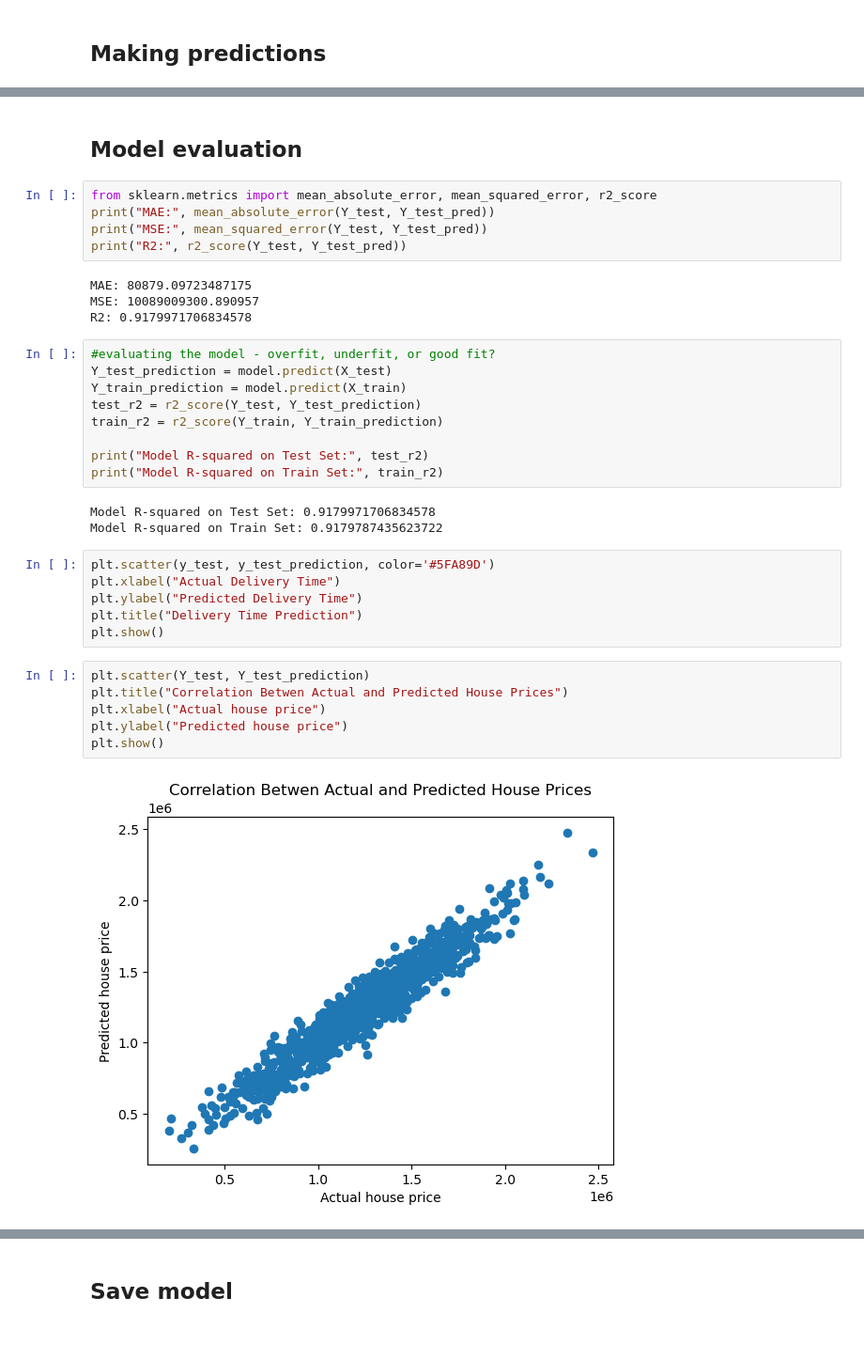
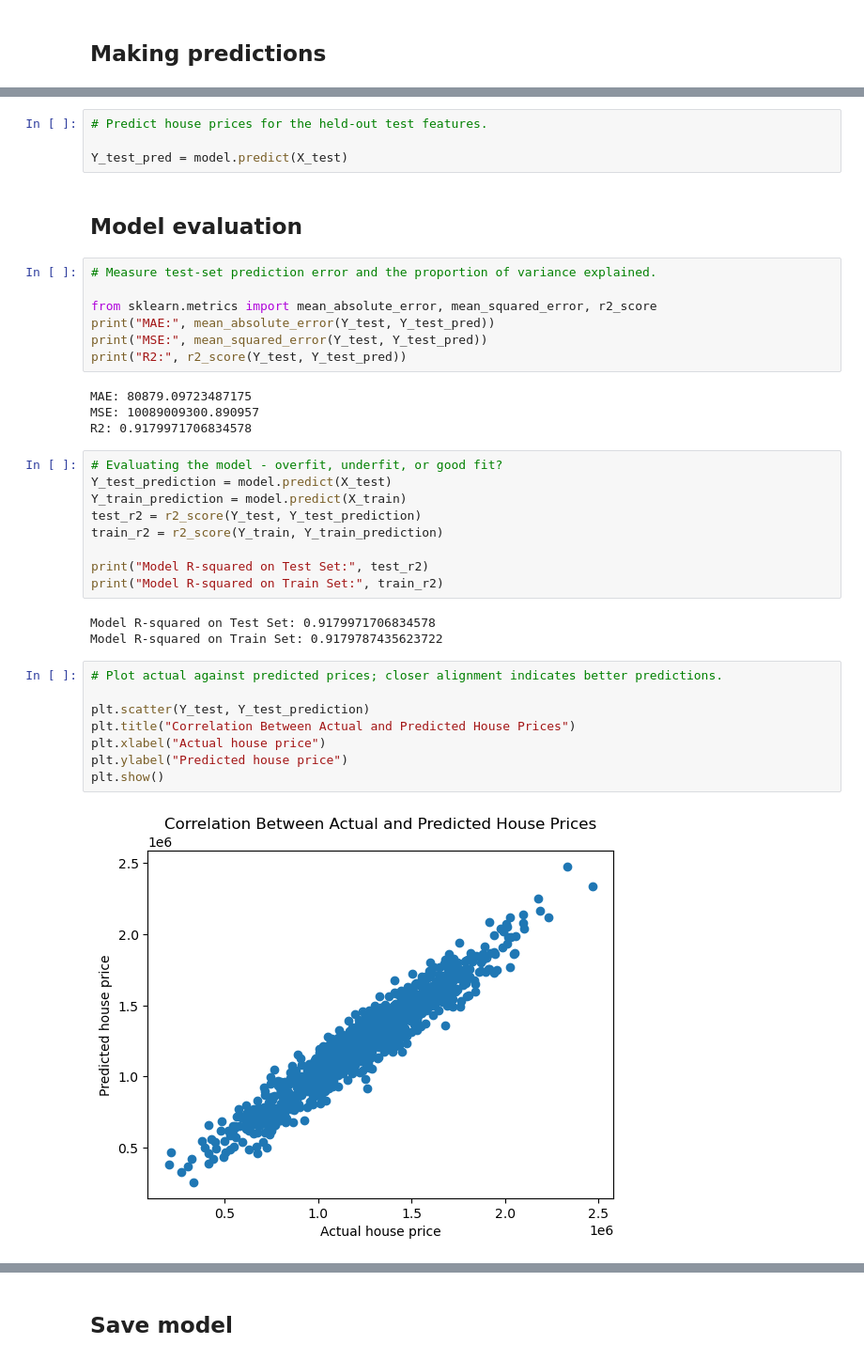
Before and after one commit to Chauhanekta21/usa-house-price-prediction, a Jupyter notebook: jupyter_notebook/usa_housing_price prediction.ipynb, the cells around one changed output, grey strips where cells are left out. Shown at 94% size. Drawn from its saved outputs; the diff is of its cells as text.

```diff
--- a/jupyter_notebook/usa_housing_price prediction.ipynb
+++ b/jupyter_notebook/usa_housing_price prediction.ipynb
@@ -162,6 +178,12 @@ Y_test_pred = model.predict(X_test)
+# %%
+# Predict house prices for the held-out test features.
+
+Y_test_pred = model.predict(X_test)
 # %% [markdown]
 ## Model evaluation
 # %%
+# Measure test-set prediction error and the proportion of variance explained.
+
 from sklearn.metrics import mean_absolute_error, mean_squared_error, r2_score
 print("MAE:", mean_absolute_error(Y_test, Y_test_pred))
 print("MSE:", mean_squared_error(Y_test, Y_test_pred))
@@ -171,7 +193,7 @@ MAE: 80879.09723487175
 MSE: 10089009300.890957
 R2: 0.9179971706834578
 # %%
-#evaluating the model - overfit, underfit, or good fit?
+# Evaluating the model - overfit, underfit, or good fit?
 Y_test_prediction = model.predict(X_test)
 Y_train_prediction = model.predict(X_train)
 test_r2 = r2_score(Y_test, Y_test_prediction)
@@ -182,18 +204,14 @@ print("Model R-squared on Train Set:", train_r2)
 # %% [output]
 Model R-squared on Test Set: 0.9179971706834578
 Model R-squared on Train Set: 0.9179787435623722
-# %%
-plt.scatter(y_test, y_test_prediction, color='#5FA89D')
-plt.xlabel("Actual Delivery Time")
-plt.ylabel("Predicted Delivery Time")
-plt.title("Delivery Time Prediction")
-plt.show()
 # %%
+# Plot actual against predicted prices; closer alignment indicates better predictions.
+
 plt.scatter(Y_test, Y_test_prediction)
-plt.title("Correlation Betwen Actual and Predicted House Prices")
+plt.title("Correlation Between Actual and Predicted House Prices")
 plt.xlabel("Actual house price")
 plt.ylabel("Predicted house price")
 plt.show()
 # %% [output]
-[figure, old version]
+[figure, new version]
 # %%
```
Also changed, not shown: parts of 25 cells of this notebook, 1 other file.
